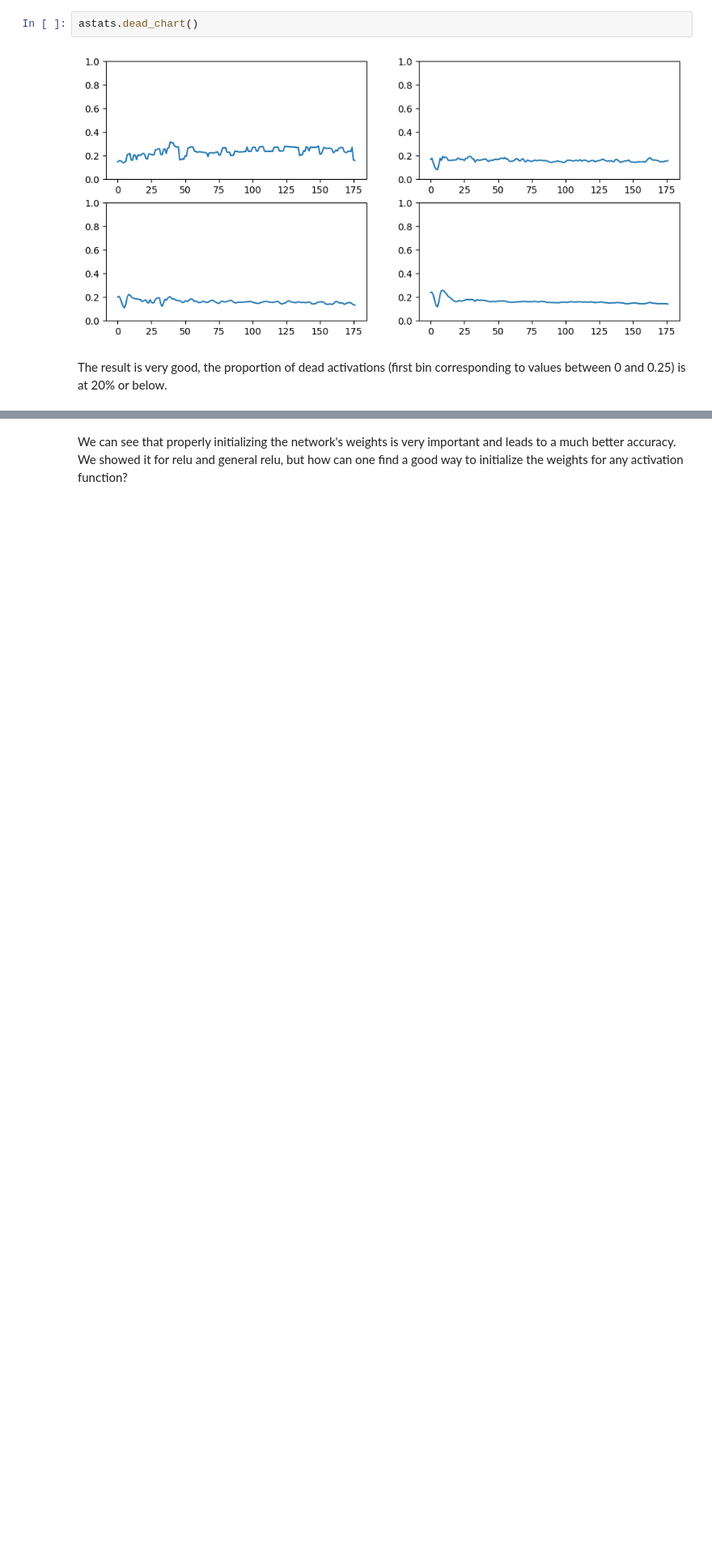
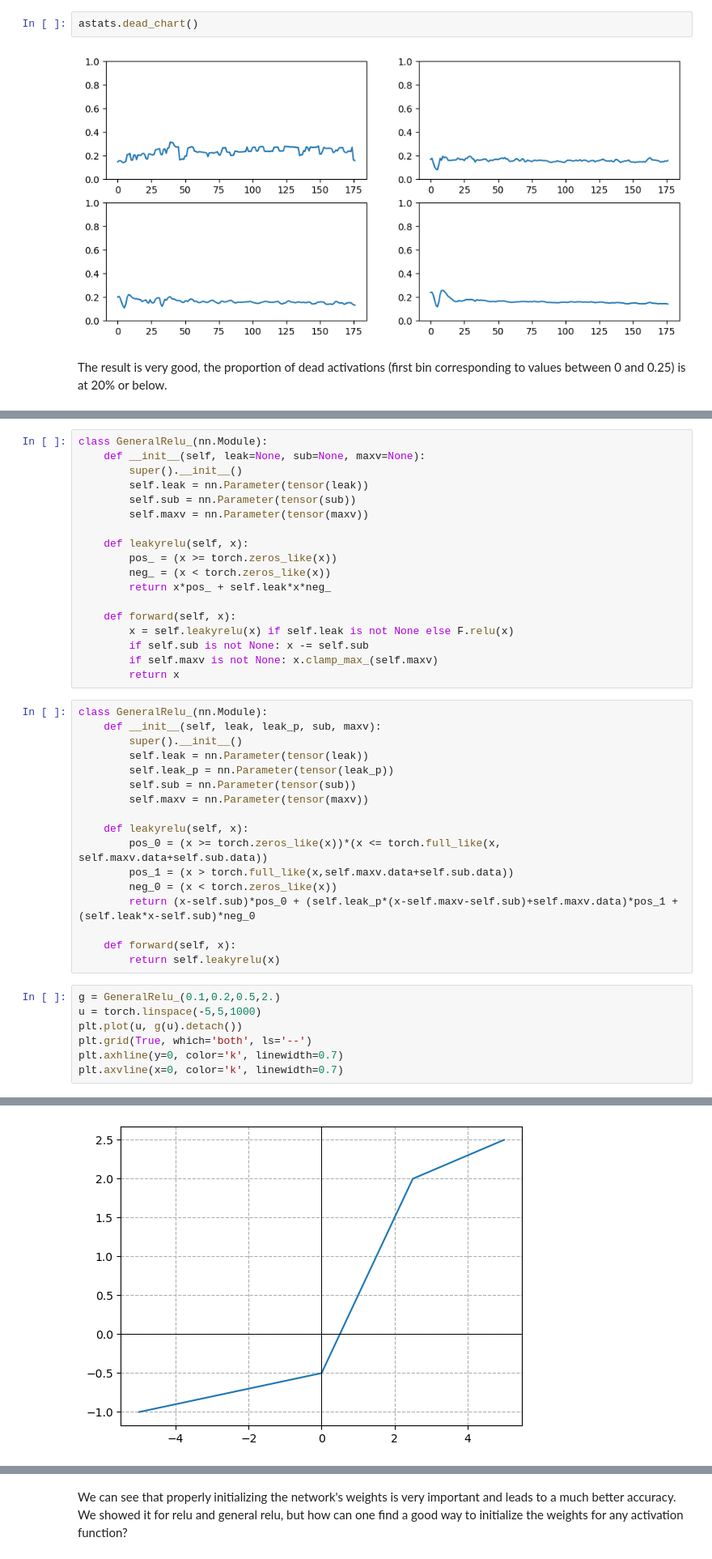
Before and after one commit to Ryvikk/build-miniai, a Jupyter notebook: nbs/11_initializing.ipynb, the cells around one changed output, grey strips where cells are left out. Shown at 81% size. Cells and saved outputs as stored; diff of their text form; blank space fills up the shorter version.

```diff
--- a/nbs/11_initializing.ipynb
+++ b/nbs/11_initializing.ipynb
@@ -328,0 +334,43 @@ The result is very good, the proportion of dead activations (first bin correspon
+# %%
+class GeneralRelu_(nn.Module):
+    def __init__(self, leak=None, sub=None, maxv=None):
+        super().__init__()
+        self.leak = nn.Parameter(tensor(leak))
+        self.sub = nn.Parameter(tensor(sub))
+        self.maxv = nn.Parameter(tensor(maxv))
+
+    def leakyrelu(self, x):
+        pos_ = (x >= torch.zeros_like(x))
+        neg_ = (x < torch.zeros_like(x))
+        return x*pos_ + self.leak*x*neg_
+
+    def forward(self, x):
+        x = self.leakyrelu(x) if self.leak is not None else F.relu(x)
+        if self.sub is not None: x -= self.sub
+        if self.maxv is not None: x.clamp_max_(self.maxv)
+        return x
+# %%
+class GeneralRelu_(nn.Module):
+    def __init__(self, leak, leak_p, sub, maxv):
+        super().__init__()
+        self.leak = nn.Parameter(tensor(leak))
+        self.leak_p = nn.Parameter(tensor(leak_p))
+        self.sub = nn.Parameter(tensor(sub))
+        self.maxv = nn.Parameter(tensor(maxv))
+
+    def leakyrelu(self, x):
+        pos_0 = (x >= torch.zeros_like(x))*(x <= torch.full_like(x, self.maxv.data+self.sub.data))
+        pos_1 = (x > torch.full_like(x,self.maxv.data+self.sub.data))
+        neg_0 = (x < torch.zeros_like(x))
+        return (x-self.sub)*pos_0 + (self.leak_p*(x-self.maxv-self.sub)+self.maxv.data)*pos_1 + (self.leak*x-self.sub)*neg_0
+
+    def forward(self, x):
+        return self.leakyrelu(x)
+# %%
+g = GeneralRelu_(0.1,0.2,0.5,2.)
+u = torch.linspace(-5,5,1000)
+plt.plot(u, g(u).detach())
+plt.grid(True, which='both', ls='--')
+plt.axhline(y=0, color='k', linewidth=0.7)
+plt.axvline(x=0, color='k', linewidth=0.7)
+# %% [output]
@@ -328,0 +378 @@ The result is very good, the proportion of dead activations (first bin correspon
+[figure, added]
```
Also changed, not shown: parts of 22 cells of this notebook, 6 other files.
